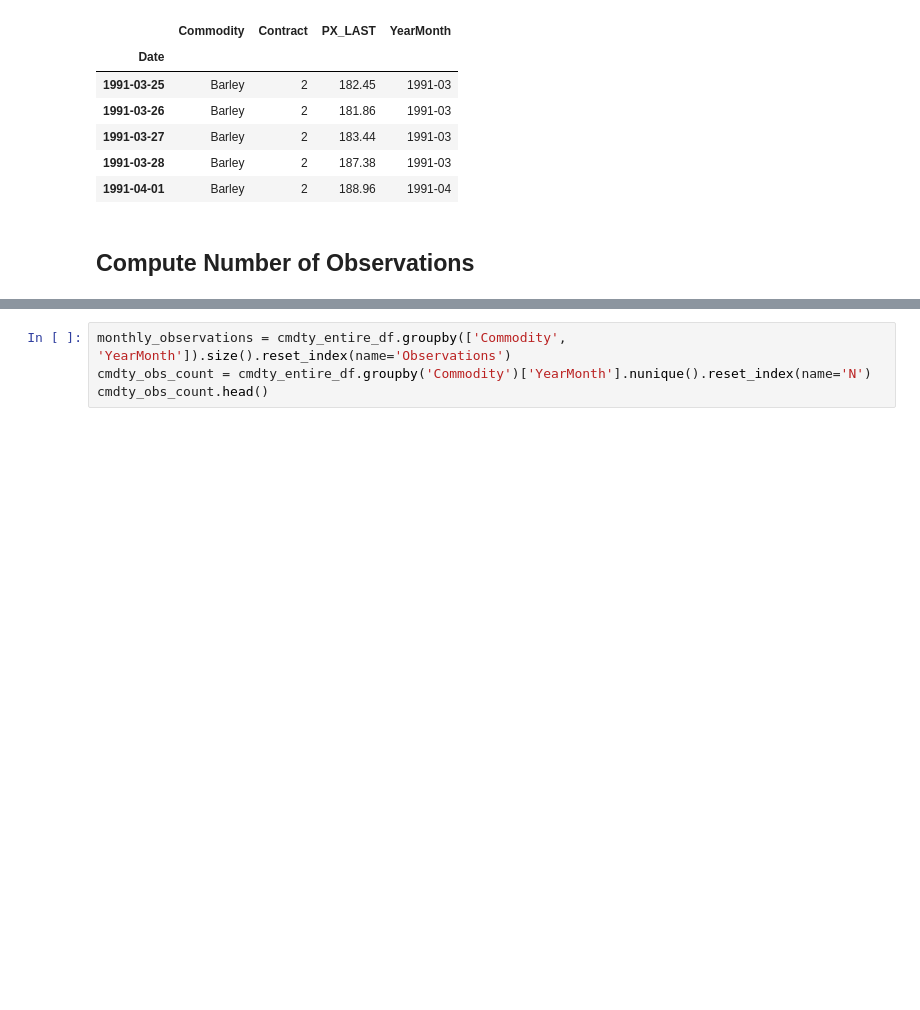
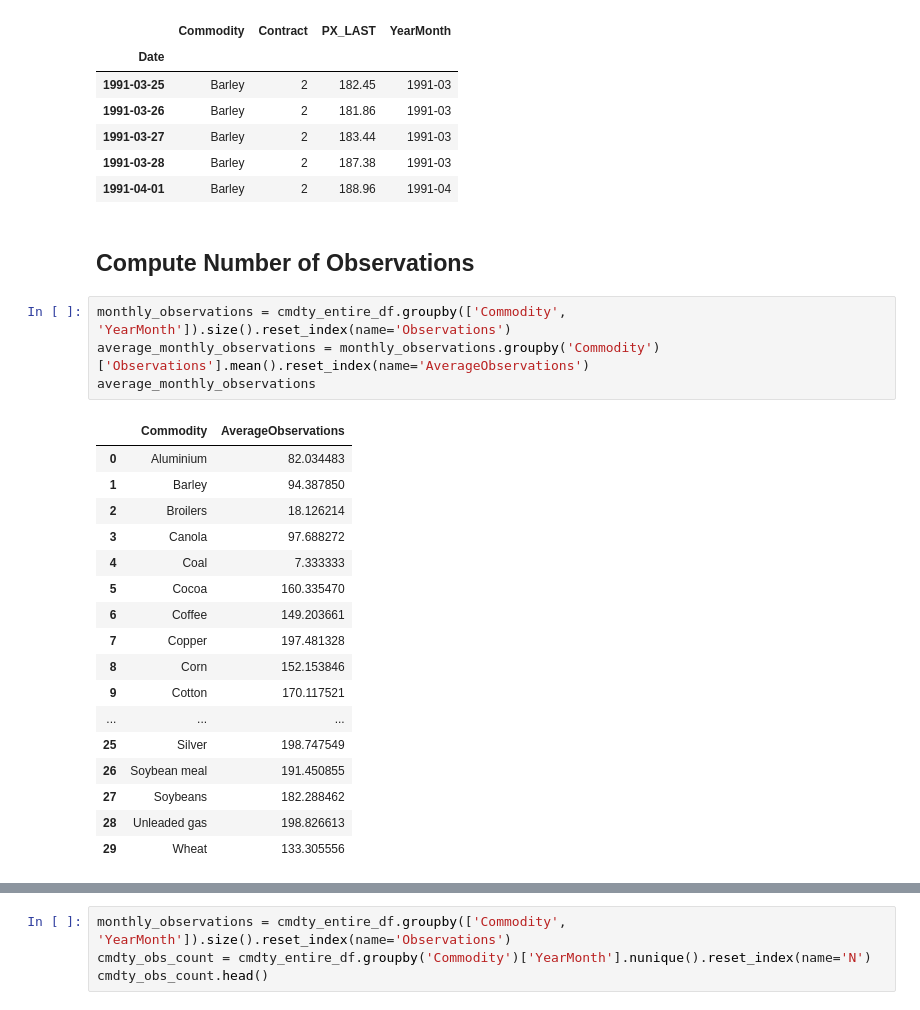
Before and after one commit to Raafayuqaily/DS-Commodities-Final-Project, a Jupyter notebook: src/Data_Analysis_Preparation_02272024.ipynb, the cells around one changed output, grey strips where cells are left out. Saved outputs shown, nothing was run; the diff lists cells and outputs as text; blank space fills up the shorter version.

```diff
--- a/src/Data_Analysis_Preparation_02272024.ipynb
+++ b/src/Data_Analysis_Preparation_02272024.ipynb
@@ -48,3 +56,25 @@ cmdty_cntrct_2_df.head()
 | 1991-04-01 | Barley | 2 | 188.96 | 1991-04 |
 # %% [markdown]
 ## Compute Number of Observations
+# %%
+monthly_observations = cmdty_entire_df.groupby(['Commodity', 'YearMonth']).size().reset_index(name='Observations')
+average_monthly_observations = monthly_observations.groupby('Commodity')['Observations'].mean().reset_index(name='AverageObservations')
+average_monthly_observations
+# %% [output]
+|  | Commodity | AverageObservations |
+| 0 | Aluminium | 82.034483 |
+| 1 | Barley | 94.387850 |
+| 2 | Broilers | 18.126214 |
+| 3 | Canola | 97.688272 |
+| 4 | Coal | 7.333333 |
+| 5 | Cocoa | 160.335470 |
+| 6 | Coffee | 149.203661 |
+| 7 | Copper | 197.481328 |
+| 8 | Corn | 152.153846 |
+| 9 | Cotton | 170.117521 |
+| ... | ... | ... |
+| 25 | Silver | 198.747549 |
+| 26 | Soybean meal | 191.450855 |
+| 27 | Soybeans | 182.288462 |
+| 28 | Unleaded gas | 198.826613 |
+| 29 | Wheat | 133.305556 |
```
Also changed, not shown: parts of 5 cells of this notebook.
